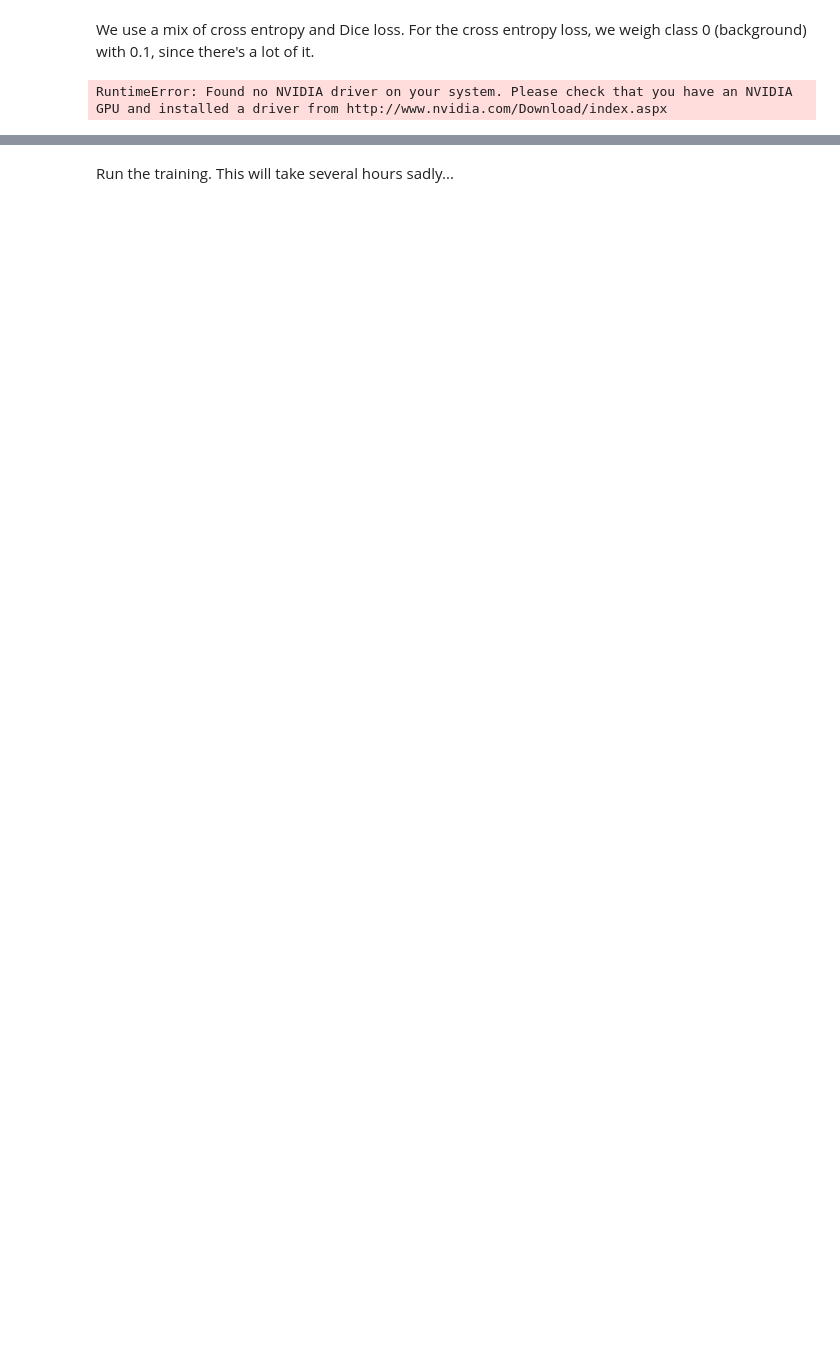
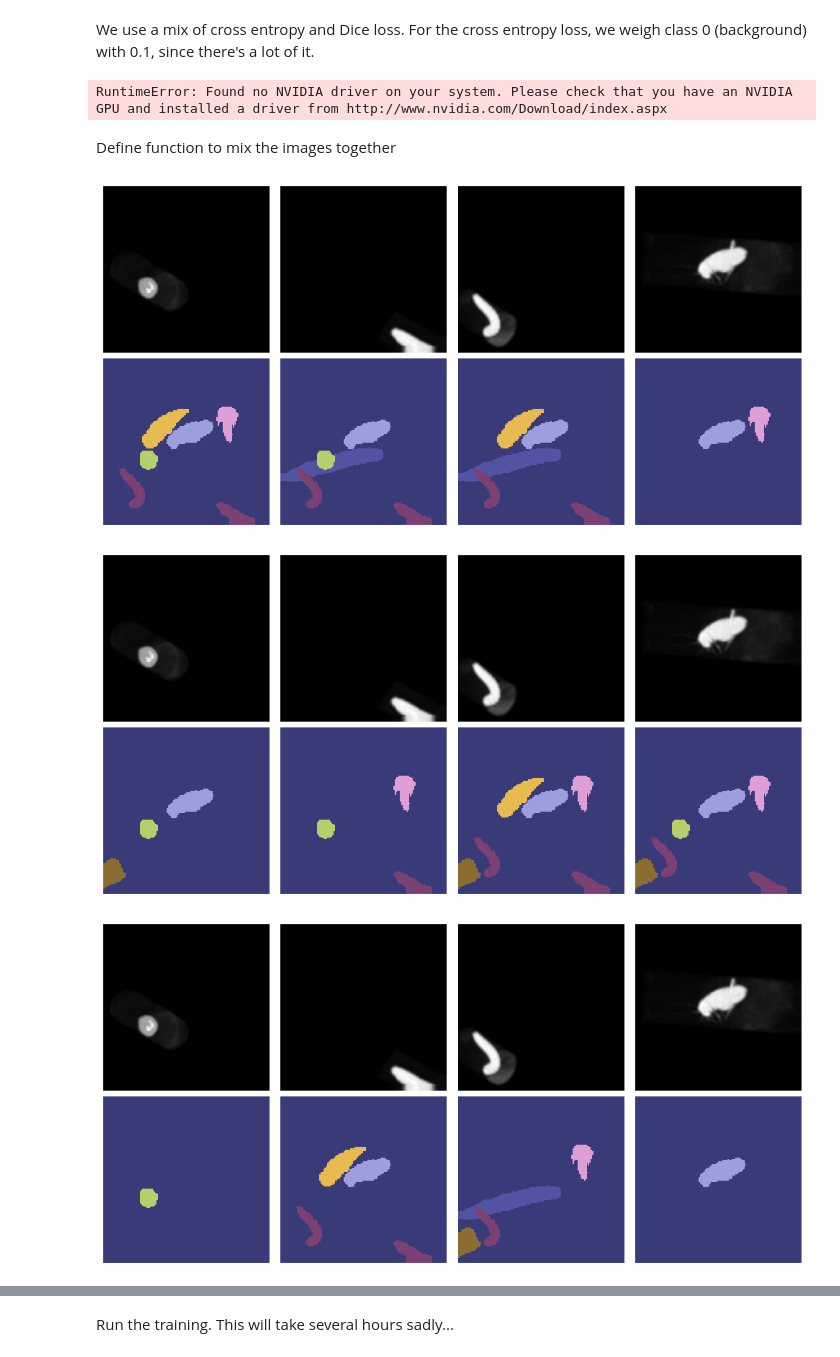
Before and after one commit to mich3leRusso/BugNist_Unet, a Jupyter notebook: Model_Training.ipynb, the cells around one changed output, grey strips where cells are left out. Drawn from its saved outputs; the diff is of its cells as text; code cells hidden in the pictures; blank space fills up the shorter version.

```diff
--- a/Model_Training.ipynb
+++ b/Model_Training.ipynb
@@ -400,3 +422,5 @@ optimizer = torch.optim.Adam(
 )
 # %% [output]
 RuntimeError: Found no NVIDIA driver on your system. Please check that you have an NVIDIA GPU and installed a driver from http://www.nvidia.com/Download/index.aspx
+# %% [markdown]
+Define function to mix the images together
@@ -402,0 +502,16 @@ RuntimeError: Found no NVIDIA driver on your system. Please check that you have
+# %%
+for i in range(5):
+  mixed_images = mix_images(mask_label)
+
+  fig, ax = plt.subplots(2, 4, figsize=(10, 5))
+  for i in range(4):
+      ax[0, i].imshow(batch['image'][i, 0].cpu().numpy().max(axis=0), cmap='gray')
+      ax[0, i].axis('off')
+      ax[1, i].imshow(mixed_images[i].cpu().numpy().max(axis=0), cmap='tab20b',
+                      vmin=0, vmax=len(class_names), interpolation='none')
+      ax[1, i].axis('off')
+  fig.tight_layout()
+# %% [output]
+[figure, added]
+[figure, added]
+[figure, added]
```
Also changed, not shown: parts of 28 cells of this notebook.
